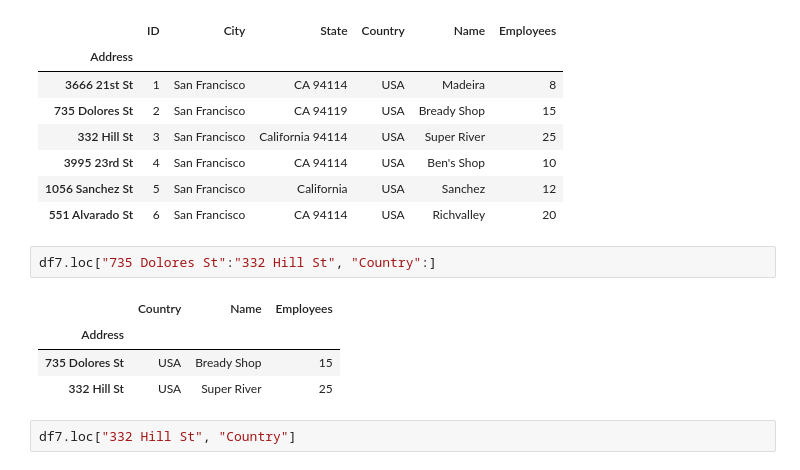
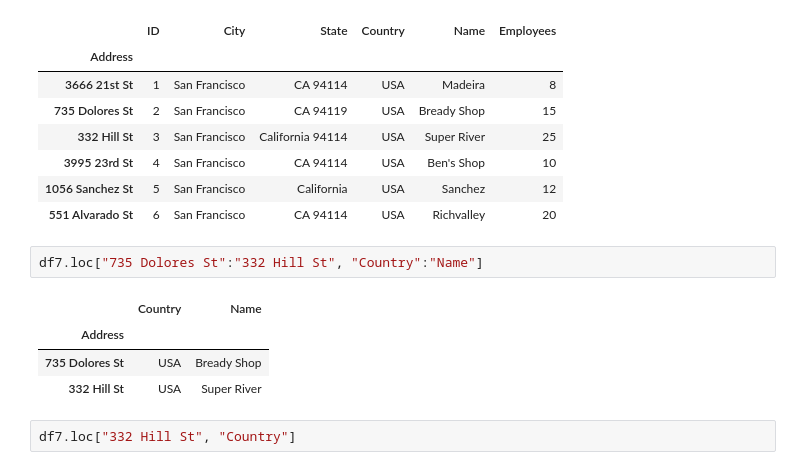
Before and after one commit to nirajp786/Python-Lessons, a Jupyter notebook: Pandas/Pandas in Jupyter.ipynb, the cells around one changed output. Drawn from its saved outputs; the diff is of its cells as text.

```diff
--- a/Pandas/Pandas in Jupyter.ipynb
+++ b/Pandas/Pandas in Jupyter.ipynb
@@ -163,12 +163,12 @@ df7
 | 1056 Sanchez St | 5 | San Francisco | California | USA | Sanchez | 12 |
 | 551 Alvarado St | 6 | San Francisco | CA 94114 | USA | Richvalley | 20 |
 # %%
-df7.loc["735 Dolores St":"332 Hill St", "Country":]
+df7.loc["735 Dolores St":"332 Hill St", "Country":"Name"]
 # %% [output]
-|  | Country | Name | Employees |
-| Address |  |  |  |
-| 735 Dolores St | USA | Bready Shop | 15 |
-| 332 Hill St | USA | Super River | 25 |
+|  | Country | Name |
+| Address |  |  |
+| 735 Dolores St | USA | Bready Shop |
+| 332 Hill St | USA | Super River |
 # %%
 df7.loc["332 Hill St", "Country"]
 # %% [output]
```
Also changed, not shown: parts of 27 cells of this notebook.
